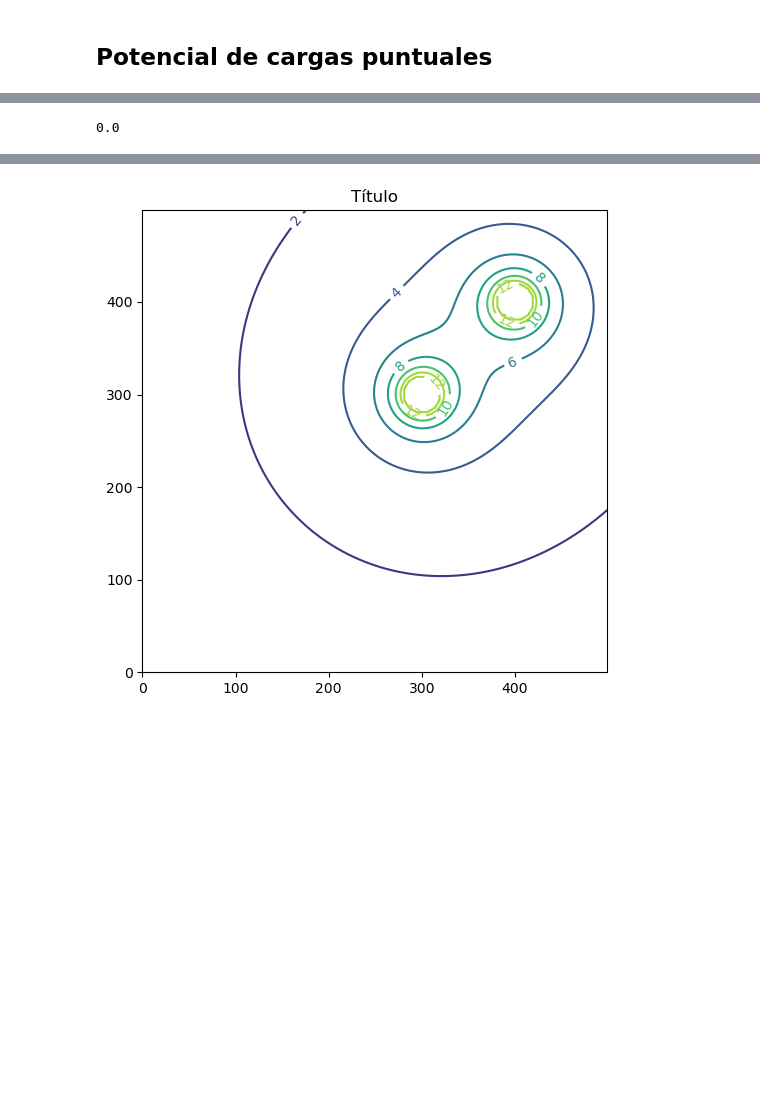
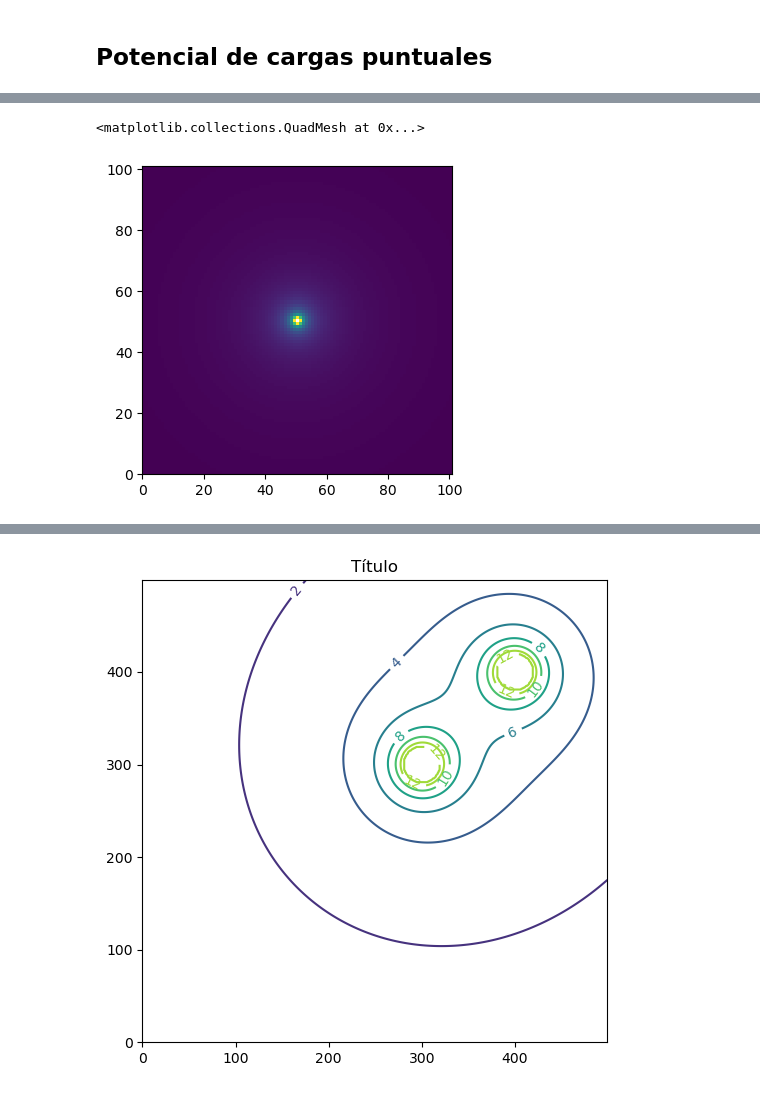
Before and after one commit to epplugins/UTN, a Jupyter notebook: electromagnetismo/em_labo.ipynb, the cells around one changed output, grey strips where cells are left out. Drawn from its saved outputs; the diff is of its cells as text; code cells hidden in the pictures; blank space fills up the shorter version.

```diff
--- a/electromagnetismo/em_labo.ipynb
+++ b/electromagnetismo/em_labo.ipynb
@@ -68,4 +73,9 @@ out = graf_Vpuntuales(P, xr, yr, h)
 # %%
-P[350,250]
+fig, ax = plt.subplots(1, 1, figsize=(4,4),facecolor=(1, 1, 1) )
+# ax.imshow(np.transpose(P))
+ax.pcolormesh(np.transpose(P))
+# ax.imshow(V)
+# ax.invert_yaxis()
 # %% [output]
-0.0
+<matplotlib.collections.QuadMesh at 0x...>
+[figure, added]
```
Also changed, not shown: parts of 6 cells of this notebook.
